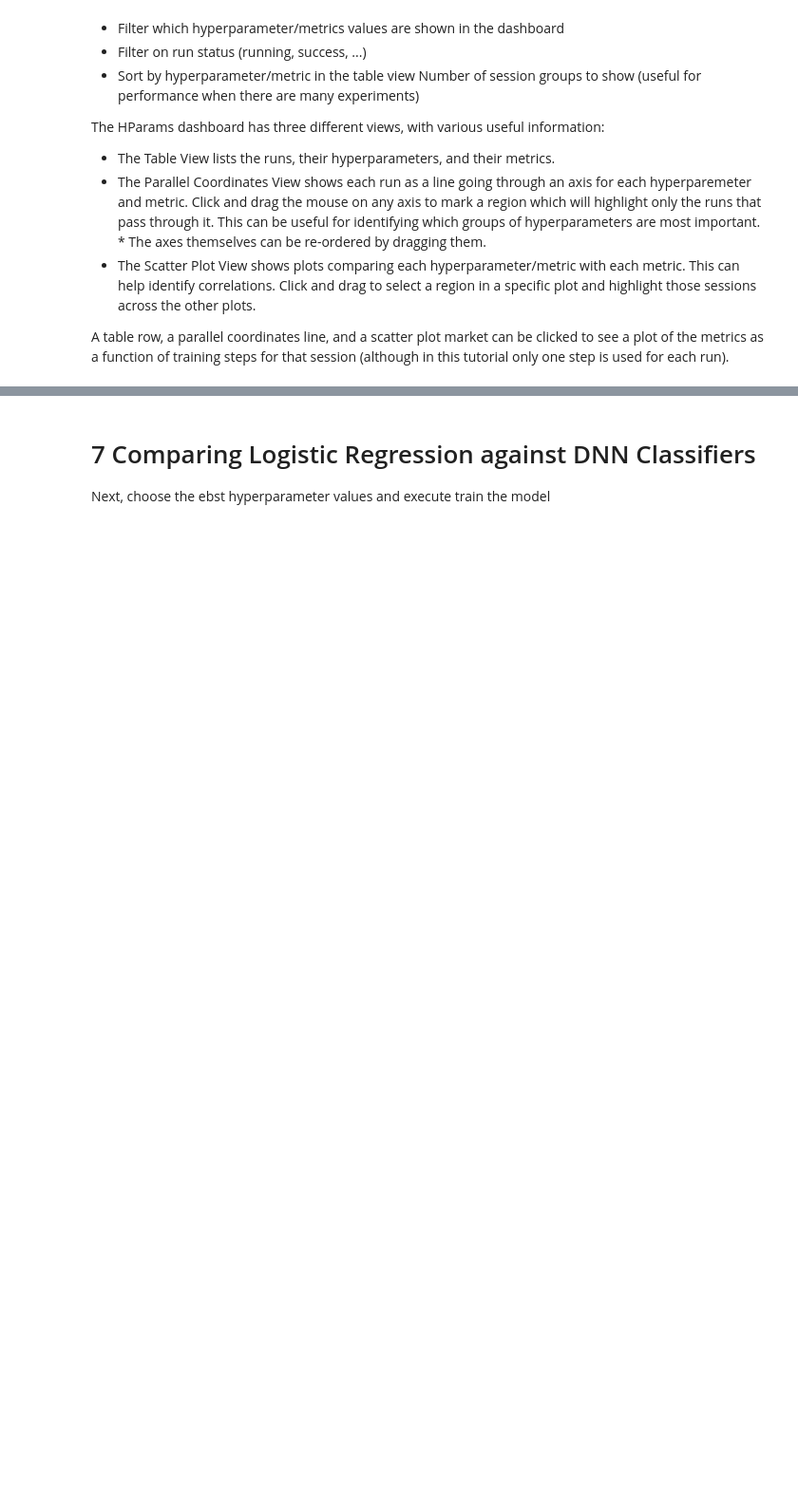
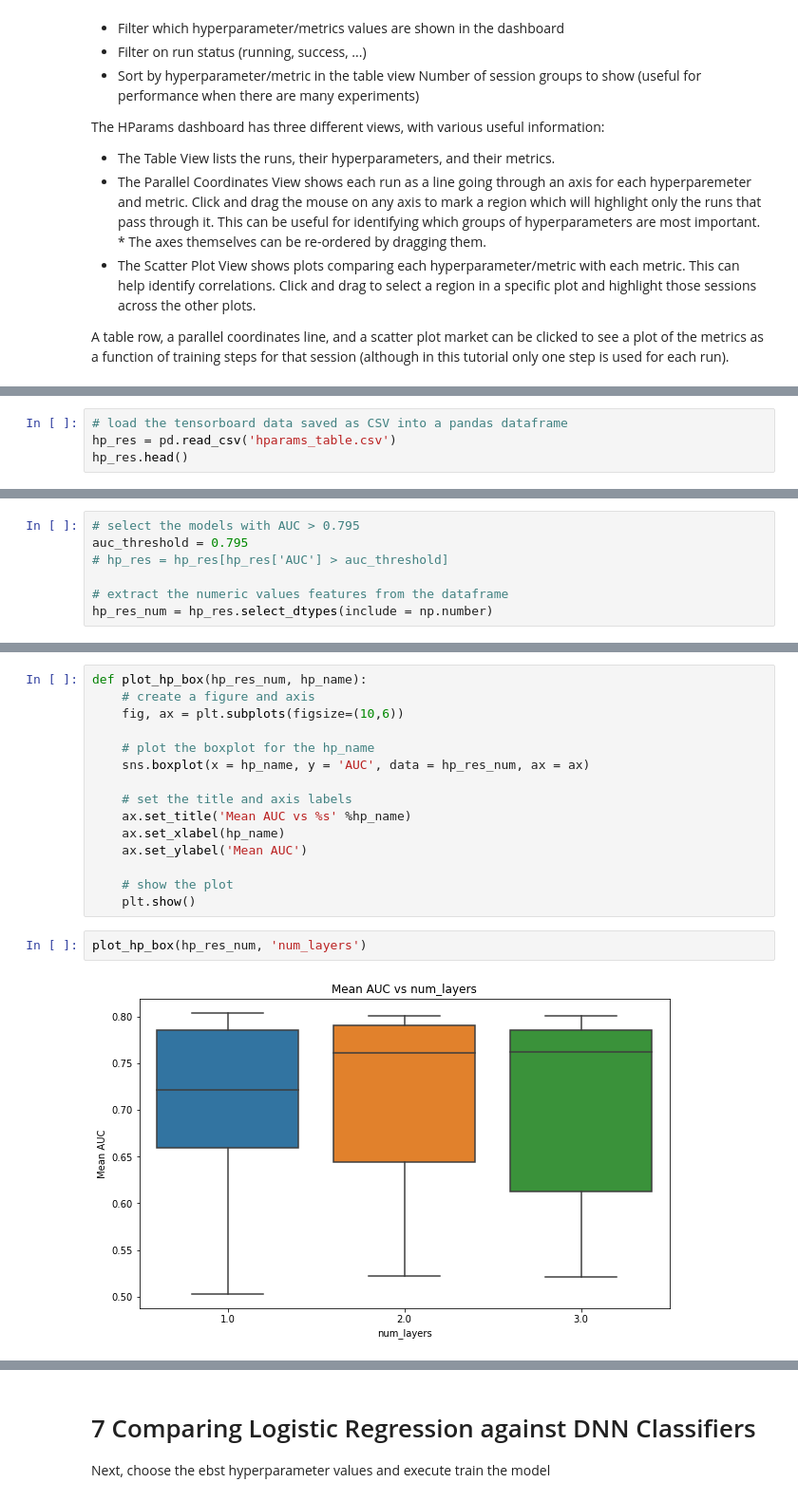
Before and after one commit to DataMonarch/ml, a Jupyter notebook: assignments/HW_1_CSCI_4364_6364 .ipynb, the cells around one changed output, grey strips where cells are left out. Shown at 95% size. Drawn from its saved outputs; the diff is of its cells as text; blank space fills up the shorter version.

```diff
--- a/assignments/HW_1_CSCI_4364_6364 .ipynb
+++ b/assignments/HW_1_CSCI_4364_6364 .ipynb
@@ -1095,0 +1104,4 @@ The immediate result of the
+# %%
+# load the tensorboard data saved as CSV into a pandas dataframe
+hp_res = pd.read_csv('hparams_table.csv')
+hp_res.head()
@@ -1095,0 +1115,7 @@ The immediate result of the
+# %%
+# select the models with AUC > 0.795
+auc_threshold = 0.795
+# hp_res = hp_res[hp_res['AUC'] > auc_threshold]
+
+# extract the numeric values features from the dataframe
+hp_res_num = hp_res.select_dtypes(include = np.number)
@@ -1095,0 +1134,19 @@ The immediate result of the
+# %%
+def plot_hp_box(hp_res_num, hp_name):
+    # create a figure and axis
+    fig, ax = plt.subplots(figsize=(10,6))
+
+    # plot the boxplot for the hp_name
+    sns.boxplot(x = hp_name, y = 'AUC', data = hp_res_num, ax = ax)
+
+    # set the title and axis labels
+    ax.set_title('Mean AUC vs %s' %hp_name)
+    ax.set_xlabel(hp_name)
+    ax.set_ylabel('Mean AUC')
+
+    # show the plot
+    plt.show()
+# %%
+plot_hp_box(hp_res_num, 'num_layers')
+# %% [output]
+[figure, added]
```
Also changed, not shown: parts of 23 cells of this notebook, 3 other files.
